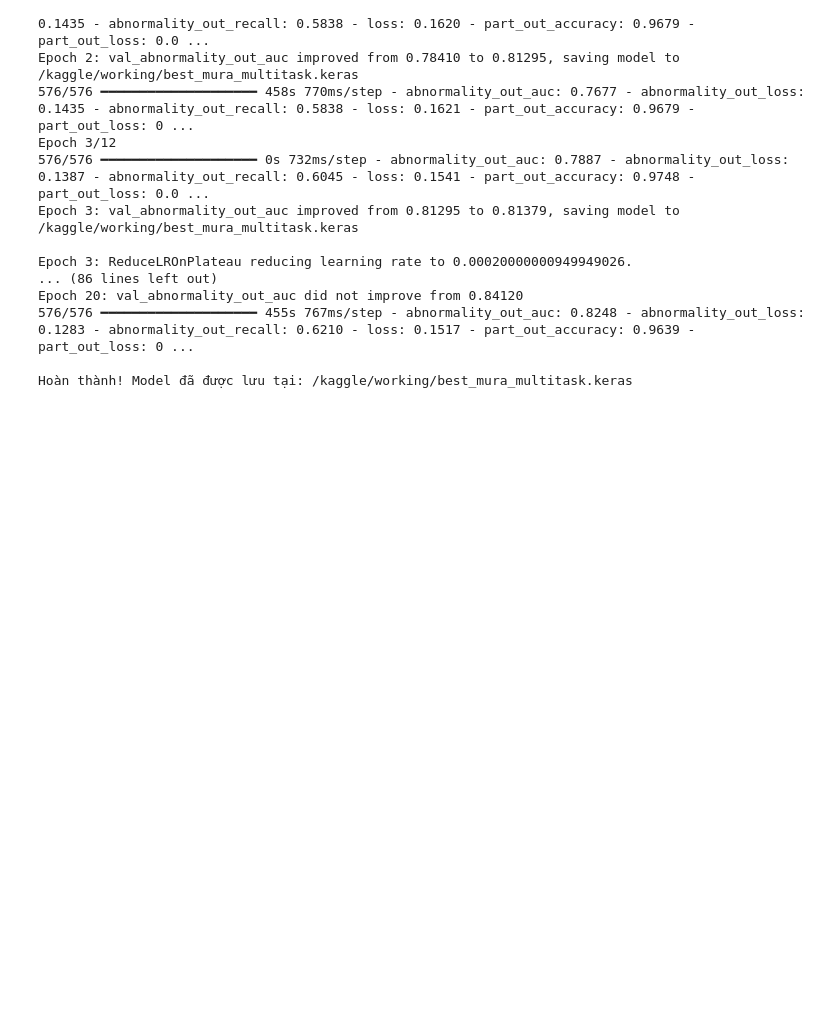
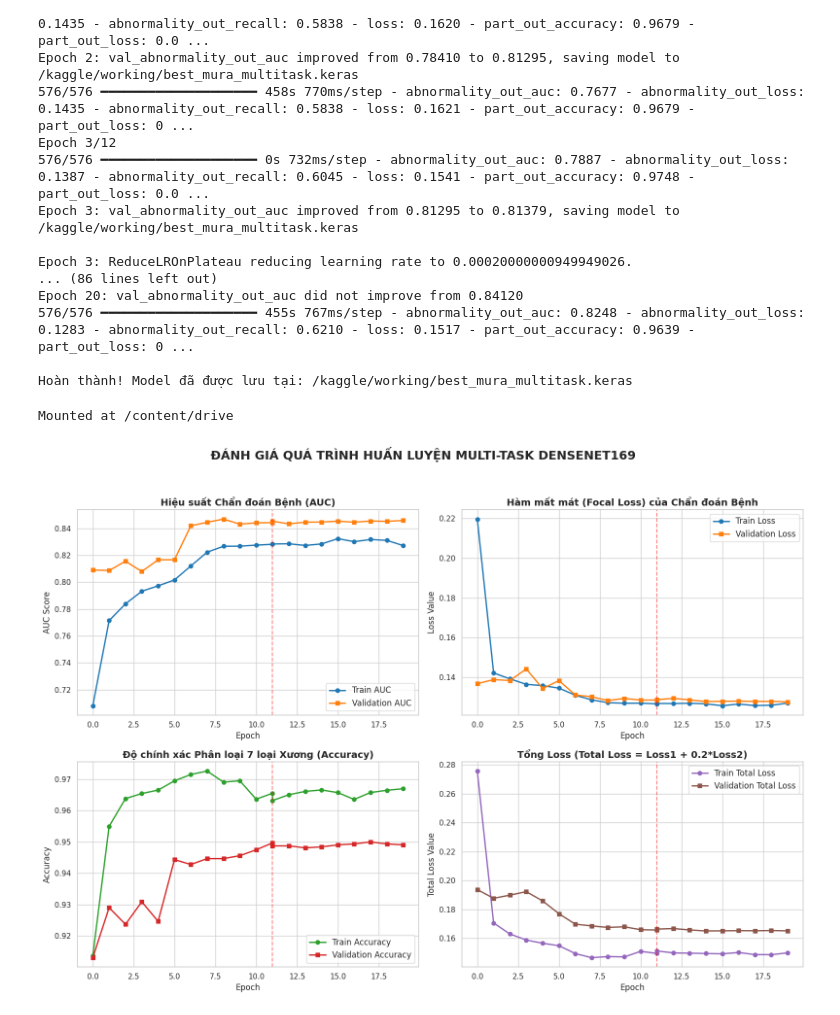
Before and after one commit to NguyenHuy2003/DATN, a Jupyter notebook: Train_Model_Kaggle.ipynb, the cells around one changed output. Cells and saved outputs as stored; diff of their text form; code cells hidden in the pictures; blank space fills up the shorter version.

```diff
--- a/Train_Model_Kaggle.ipynb
+++ b/Train_Model_Kaggle.ipynb
@@ -249,3 +251,74 @@ Epoch 20: val_abnormality_out_auc did not improve from 0.84120
 576/576 ━━━━━━━━━━━━━━━━━━━━ 455s 767ms/step - abnormality_out_auc: 0.8248 - abnormality_out_loss: 0.1283 - abnormality_out_recall: 0.6210 - loss: 0.1517 - part_out_accuracy: 0.9639 - part_out_loss: 0 ...
 
 Hoàn thành! Model đã được lưu tại: /kaggle/working/best_mura_multitask.keras
+# %%
+# Liên kết drive
+from google.colab import drive
+drive.mount('/content/drive')
+# %% [output]
+Mounted at /content/drive
+# %%
+import pandas as pd
+import matplotlib.pyplot as plt
+import seaborn as sns
+import os
+
+# 1. Thiết lập phong cách đồ thị (chuẩn báo cáo khoa học)
+sns.set_theme(style="whitegrid")
+
+# 2. Đọc dữ liệu từ file csv vừa kéo về
+csv_path = '/content/drive/MyDrive/DATN-NguyenVanHuy-2121050061/model_full/training_log.csv'
+
+if not os.path.exists(csv_path):
+    print(f"Không tìm thấy file tại {csv_path}. Bạn hãy kiểm tra lại tên file nhé!")
+else:
+    df = pd.read_csv(csv_path)
+
+    # 3. Tạo khung vẽ gồm 4 biểu đồ (2 hàng x 2 cột)
+    fig, axes = plt.subplots(2, 2, figsize=(16, 12))
+    fig.suptitle('ĐÁNH GIÁ QUÁ TRÌNH HUẤN LUYỆN MULTI-TASK DENSENET169', fontsize=18, fontweight='bold')
+
+    # --- Biểu đồ 1: Chỉ số AUC (Nhánh chẩn đoán bệnh) ---
+    axes[0, 0].plot(df['epoch'], df['abnormality_out_auc'], label='Train AUC', color='#1f77b4', linewidth=2, marker='o')
+    axes[0, 0].plot(df['epoch'], df['val_abnormality_out_auc'], label='Validation AUC', color='#ff7f0e', linewidth=2, marker='s')
+    axes[0, 0].set_title('Hiệu suất Chẩn đoán Bệnh (AUC)', fontsize=14, fontweight='bold')
+    axes[0, 0].set_xlabel('Epoch', fontsize=12)
+    axes[0, 0].set_ylabel('AUC Score', fontsize=12)
+    axes[0, 0].legend(loc='lower right', fontsize=12)
+    axes[0, 0].axvline(x=11, color='red', linestyle='--', alpha=0.5, label='Bắt đầu Fine-tuning')
+
+    # --- Biểu đồ 2: Hàm Loss (Nhánh chẩn đoán bệnh) ---
+    axes[0, 1].plot(df['epoch'], df['abnormality_out_loss'], label='Train Loss', color='#1f77b4', linewidth=2, marker='o')
+    axes[0, 1].plot(df['epoch'], df['val_abnormality_out_loss'], label='Validation Loss', color='#ff7f0e', linewidth=2, marker='s')
+    axes[0, 1].set_title('Hàm mất mát (Focal Loss) của Chẩn đoán Bệnh', fontsize=14, fontweight='bold')
+    axes[0, 1].set_xlabel('Epoch', fontsize=12)
+    axes[0, 1].set_ylabel('Loss Value', fontsize=12)
+    axes[0, 1].legend(loc='upper right', fontsize=12)
+    axes[0, 1].axvline(x=11, color='red', linestyle='--', alpha=0.5)
+
+    # --- Biểu đồ 3: Độ chính xác (Nhánh Phân loại Xương) ---
+    axes[1, 0].plot(df['epoch'], df['part_out_accuracy'], label='Train Accuracy', color='#2ca02c', linewidth=2, marker='o')
+    axes[1, 0].plot(df['epoch'], df['val_part_out_accuracy'], label='Validation Accuracy', color='#d62728', linewidth=2, marker='s')
+    axes[1, 0].set_title('Độ chính xác Phân loại 7 loại Xương (Accuracy)', fontsize=14, fontweight='bold')
+    axes[1, 0].set_xlabel('Epoch', fontsize=12)
+    axes[1, 0].set_ylabel('Accuracy', fontsize=12)
+    axes[1, 0].legend(loc='lower right', fontsize=12)
+    axes[1, 0].axvline(x=11, color='red', linestyle='--', alpha=0.5)
+
+    # --- Biểu đồ 4: Tổng Loss của toàn mạng (Total Loss) ---
+    axes[1, 1].plot(df['epoch'], df['loss'], label='Train Total Loss', color='#9467bd', linewidth=2, marker='o')
+    axes[1, 1].plot(df['epoch'], df['val_loss'], label='Validation Total Loss', color='#8c564b', linewidth=2, marker='s')
+    axes[1, 1].set_title('Tổng Loss (Total Loss = Loss1 + 0.2*Loss2)', fontsize=14, fontweight='bold')
+    axes[1, 1].set_xlabel('Epoch', fontsize=12)
+    axes[1, 1].set_ylabel('Total Loss Value', fontsize=12)
+    axes[1, 1].legend(loc='upper right', fontsize=12)
+    axes[1, 1].axvline(x=11, color='red', linestyle='--', alpha=0.5)
+
+    # 4. Tinh chỉnh khoảng cách và xuất hình ảnh
+    plt.tight_layout(rect=[0, 0.03, 1, 0.95])
+
+
+    # Hiển thị biểu đồ ngay trên Colab
+    plt.show()
+# %% [output]
+[figure, added]
```
Also changed, not shown: parts of 2 cells of this notebook.
